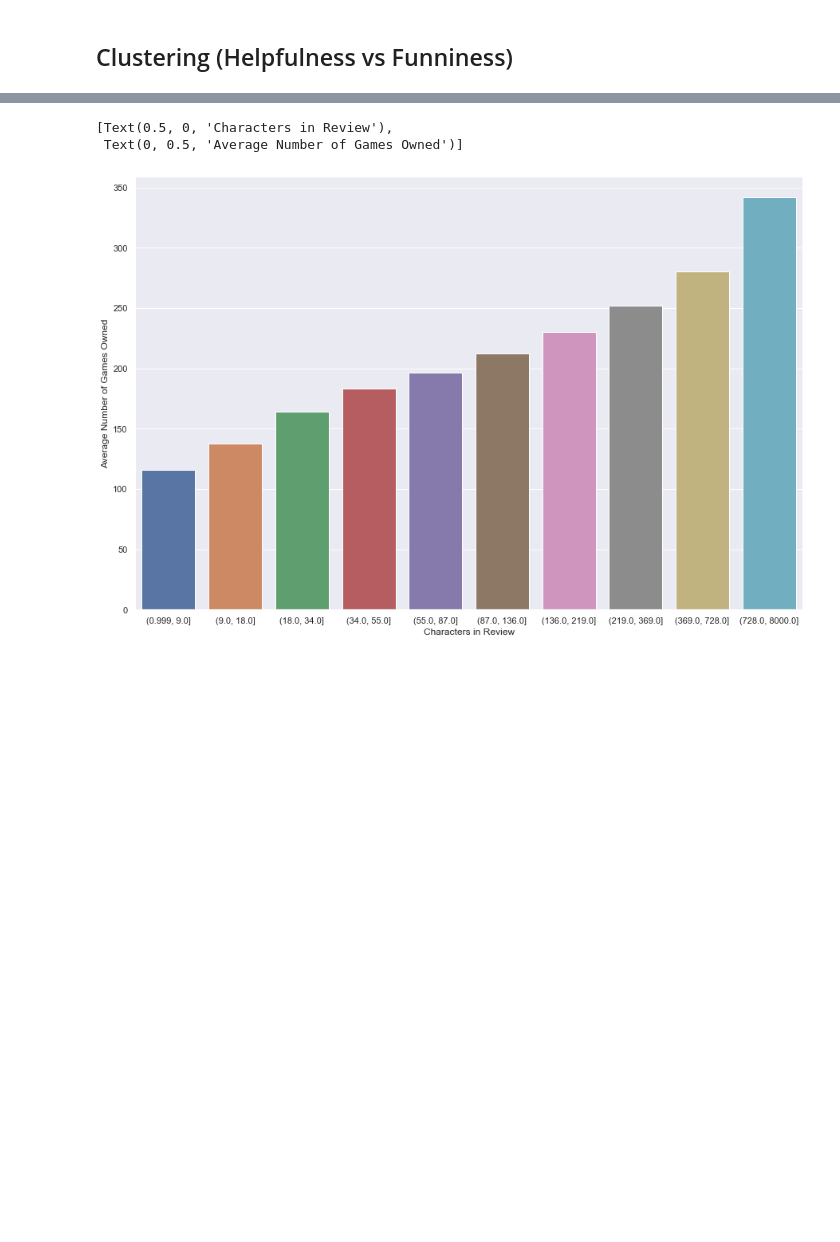
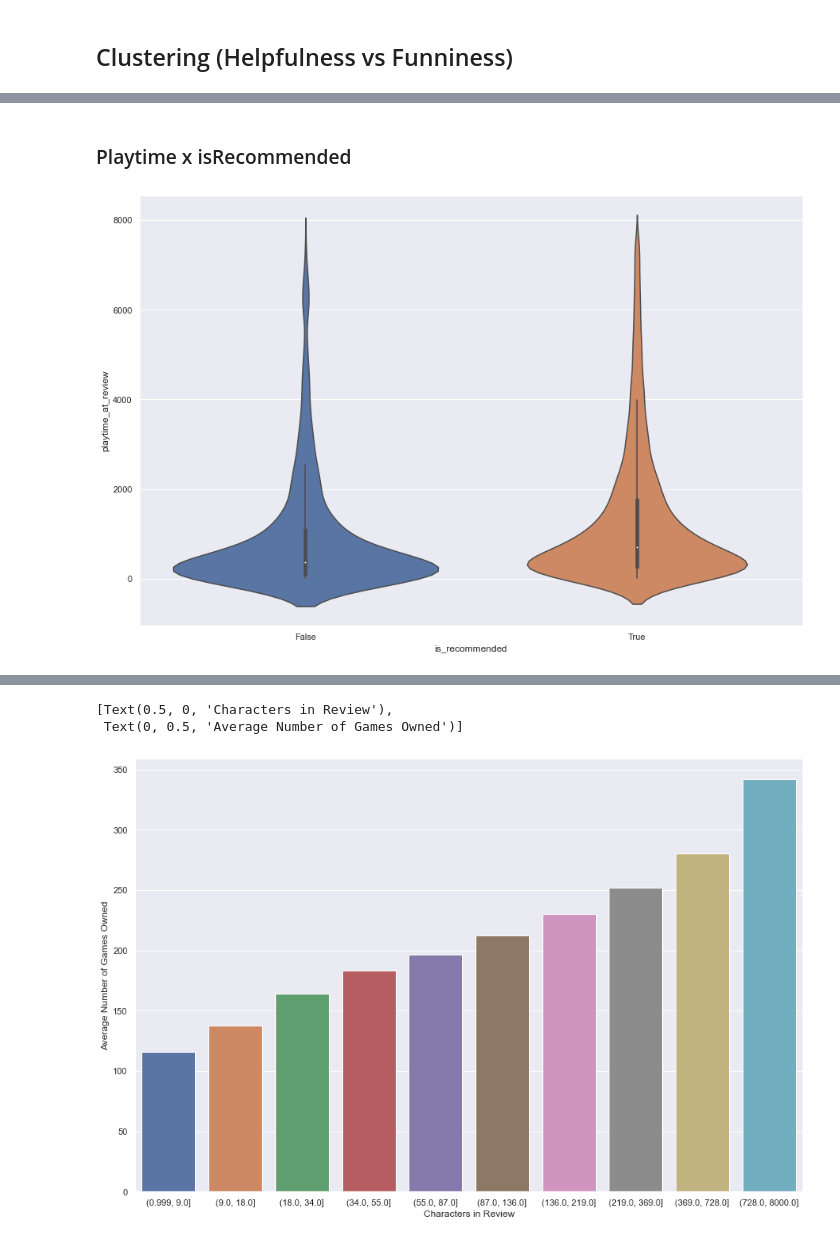
Before and after one commit to gfry99/453-Final-Project, a Jupyter notebook: 453-Final-Proj-PleaseCompile.ipynb, the cells around one changed output, grey strips where cells are left out. Cells and saved outputs as stored; diff of their text form; code cells hidden in the pictures; blank space fills up the shorter version.

```diff
--- a/453-Final-Proj-PleaseCompile.ipynb
+++ b/453-Final-Proj-PleaseCompile.ipynb
@@ -213,0 +337,28 @@ plt.show()
+# %%
+# Take the two columns we want from OG df...
+df3 = df[["playtime_at_review", "is_recommended", "num_games_owned", "num_reviews", "helpful_score"]]
+
+# Drop 0's
+df3= df3[df3['helpful_score'] != 0]
+
+# Determine the lower and upper range for helpful....
+q_lowHelpful = df3["helpful_score"].quantile(0.05)
+q_hiHelpful  = df3["helpful_score"].quantile(0.95)
+
+#q_lowReview = df3["num_reviews"].quantile(0.05)
+q_hiReview = df3["num_reviews"].quantile(0.95)
+
+q_lowTime = df3["playtime_at_review"].quantile(0.05)
+q_hiTime = df3["playtime_at_review"].quantile(0.95)
+
+# Take the previously determined lower and upper and use them to filter the data
+df_filtered = df3[(df3["helpful_score"] < q_hiHelpful) & (df3["helpful_score"] > q_lowHelpful)]
+df_filtered = df_filtered[(df_filtered["num_reviews"] < q_hiReview)]
+df_filtered = df_filtered[(df_filtered["playtime_at_review"] < q_hiTime) & (df_filtered["playtime_at_review"] > q_lowTime)]
+df_filtered = df_filtered[(df_filtered["num_games_owned"] < 2500) & (df_filtered["num_games_owned"] > 10)]
+
+
+# Take a sample of 5000 reviews with a random seed 1...
+df_filtered = df_filtered.sample(n=5000, random_state = 1, replace = False)
+
+df_filtered.info()
@@ -213,0 +378,12 @@ plt.show()
+# %%
+#Setting a consistent size for the figures below
+sns.set(rc={'figure.figsize':(15,10)})
+# %% [markdown]
+### Playtime x isRecommended
+# %%
+#use a stripplot with true/false on the y-axis and all of the playtimes plotted on x-axis
+fig = sns.violinplot(x="is_recommended", y="playtime_at_review", data=df_filtered)
+
+#df_filtered.head()
+# %% [output]
+[figure, added]
```
Also changed, not shown: parts of 29 cells of this notebook.
